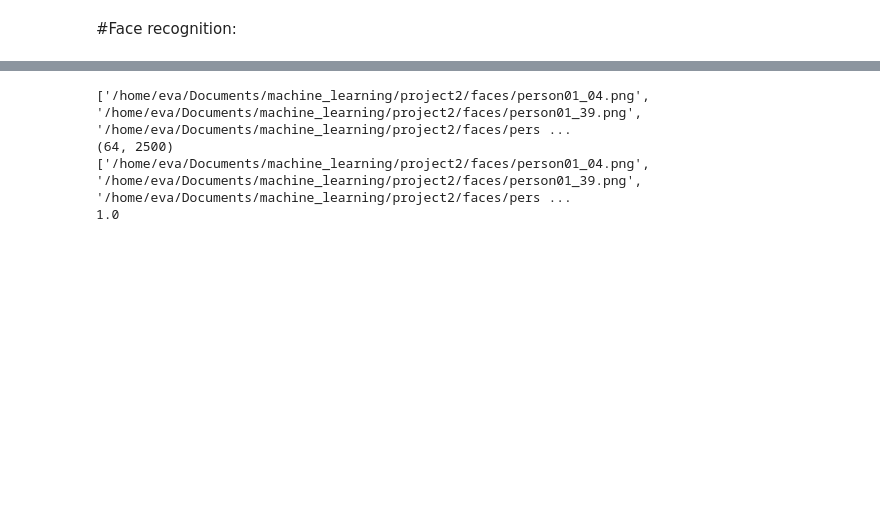
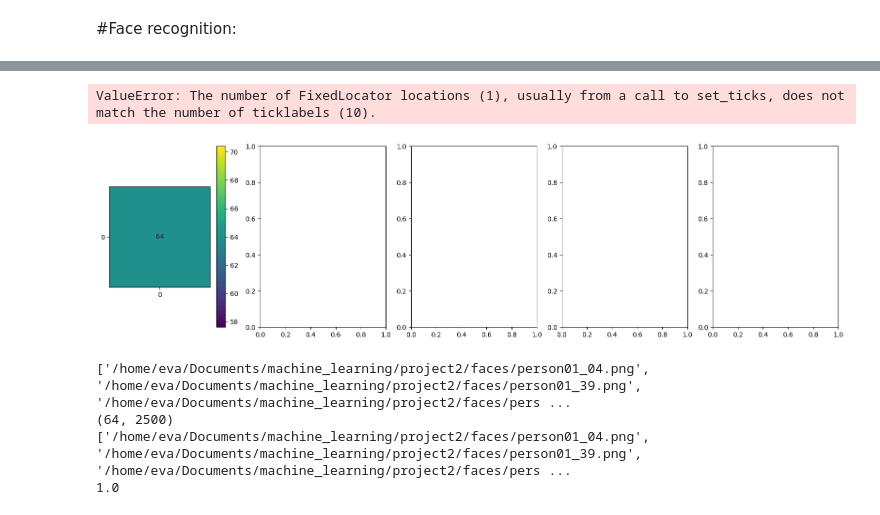
Before and after one commit to EvangeliaS/Eigenfaces-for-Face-Recognition, a Jupyter notebook: Steiropoulou_1115201800186.ipynb, the cells around one changed output, grey strips where cells are left out. Saved outputs shown, nothing was run; the diff lists cells and outputs as text; code cells hidden in the pictures; blank space fills up the shorter version.

```diff
--- a/Steiropoulou_1115201800186.ipynb
+++ b/Steiropoulou_1115201800186.ipynb
@@ -13,3 +13,78 @@ import glob
 import re
 from sklearn.neighbors import KNeighborsClassifier
 from sklearn.metrics import accuracy_score, confusion_matrix, ConfusionMatrixDisplay, classification_report
+# %%
+import glob
+import numpy as np
+import matplotlib.pyplot as plt
+from sklearn.decomposition import PCA
+from sklearn.neighbors import KNeighborsClassifier
+from sklearn.metrics import accuracy_score, confusion_matrix, ConfusionMatrixDisplay
+import re
+
+def loadImages(path, set_number):
+    set_folder = path
+    persons = glob.glob(set_folder + "/person" + set_number + "*.png")
+    print(persons)
+    # assume X is a 2500xN matrix containing N 50x50 images
+    faces = []
+    labels = []
+    for person in persons:
+        face = plt.imread(person)
+        person_number = int(re.split("_", (re.split(set_folder+"/person", person))[1])[0])
+        faces.append(face.flatten())
+        labels.append(person_number)
+
+    faces = np.array(faces)
+    labels = np.array(labels)
+    return faces, labels
+
+def normalization(faces):
+    X = np.ndarray(shape=faces.shape)  # Normalized data matrix
+    # normalization ton prosopon afairontas mesi timi kai diairontas me typiki apoklisi
+    for i in range(faces.shape[0]):
+        X[i] = (faces[i] - np.mean(faces, axis=0)) / np.std(faces, axis=0)
+    return X
+
+
+X_set1, y_set1 = loadImages("/home/eva/Documents/machine_learning/project2/faces", '01')
+
+average_face = np.mean(X_set1, axis=0)
+
+X_train_set = normalization(X_set1)
+
+print(X_train_set.shape)
+
+accuracy = [[] for _ in range(len([9, 30]))]
+
+f, axes = plt.subplots(1, 5, figsize=(20, 5))
+
+for d_idx, d in enumerate([9, 30]):
+    pca = PCA(n_components=d, whiten=True).fit(X_train_set)
+    X_train_pca = pca.transform(X_train_set)
+    classifier = KNeighborsClassifier(n_neighbors=1).fit(X_train_pca, y_set1)
+
+    for i in range(1, 6):
+        X_set, y_set = loadImages("/home/eva/Documents/machine_learning/project2/faces", '0' + str(i))
+        X_test_set = normalization(X_set)
+        X_test_pca = pca.transform(X_test_set)
+        y_pred = classifier.predict(X_test_pca)
+        accuracy[d_idx].append(int(accuracy_score(y_set, y_pred) * 100))
+        print(accuracy_score(y_set, y_pred))
+
+        names =[1,2,3,4,5,6,7,8,9,10]
+
+
+        # ektipono ektos apo to Score kai to confusion matrix
+        cfmatr = confusion_matrix(y_set, y_pred)
+        cmd = ConfusionMatrixDisplay(cfmatr, display_labels=names)
+        cmd.plot(ax=axes[i-1])
+        cmd.ax_.set_title("Set_"+str(i)+ " Score: "+str(int(accuracy_score(y_set, y_pred)*100))+"%")
+        cmd.im_.colorbar.remove()
+        cmd.ax_.set_xlabel('')
+
+  # gia to plotting ton confusion matrixes
+    plt.subplots_adjust(wspace=0.1, hspace=0.1)
+    plt.tight_layout()
+    plt.show()
+# %% [output]
@@ -16,3 +95,5 @@ from sklearn.metrics import accuracy_score, confusion_matrix, ConfusionMatrixDis
+ValueError: The number of FixedLocator locations (1), usually from a call to set_ticks, does not match the number of ticklabels (10).
+[figure, added]
 # %%
 import glob
 import numpy as np
```
Also changed, not shown: parts of 5 cells of this notebook.
